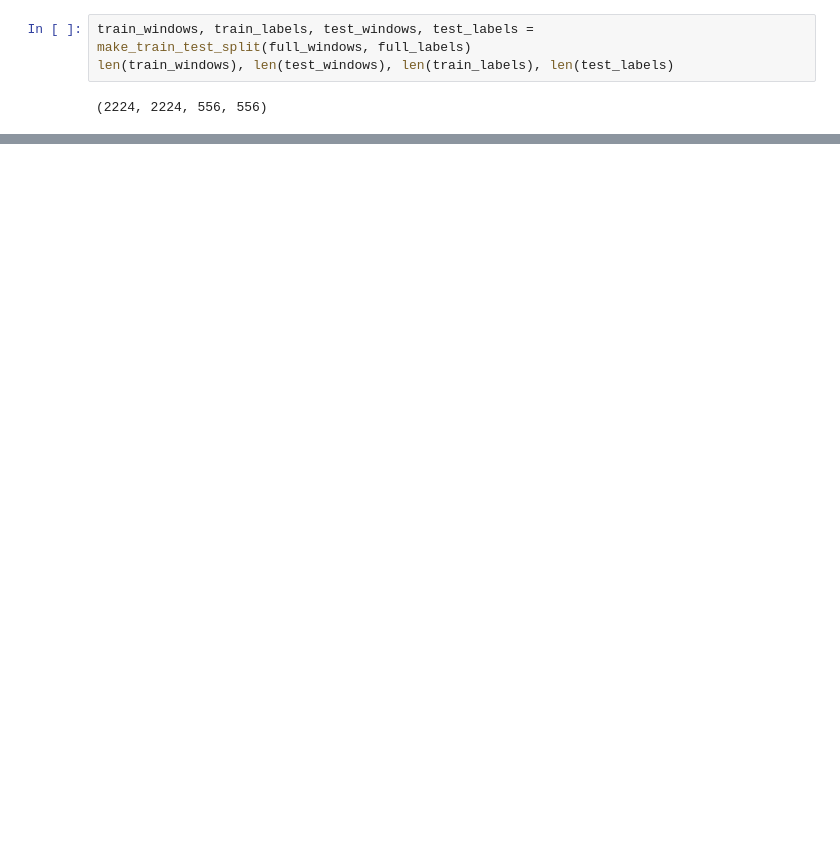
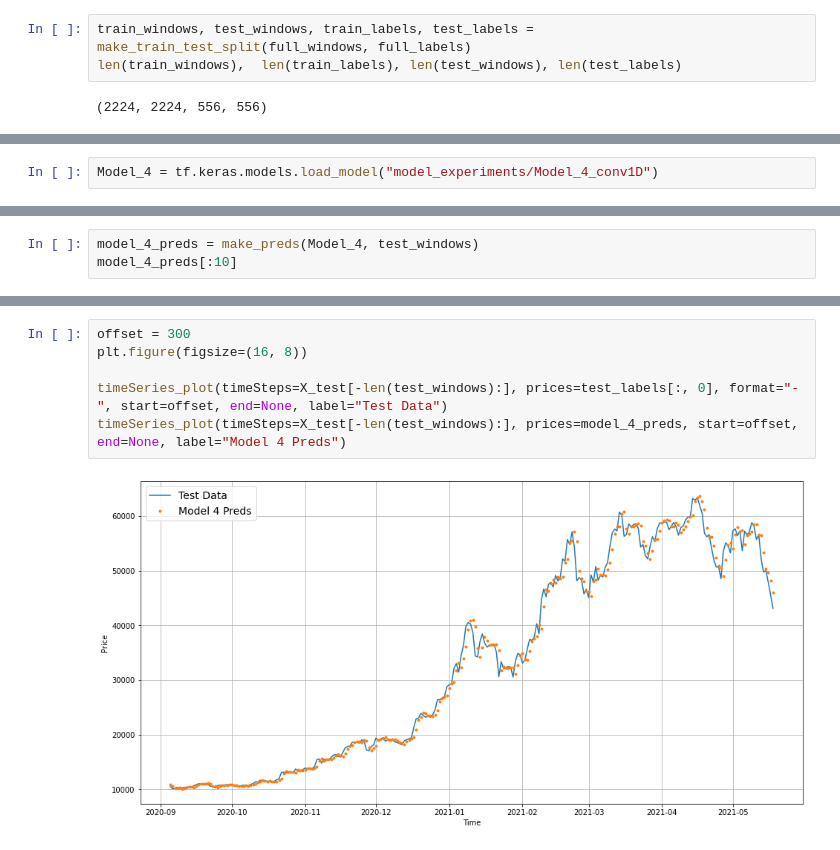
Before and after one commit to sugarbody/Time-Series-Forecasting, a Jupyter notebook: Time_Series_Forecasting.ipynb, the cells around one changed output, grey strips where cells are left out. Cells and saved outputs as stored; diff of their text form; blank space fills up the shorter version.

```diff
--- a/Time_Series_Forecasting.ipynb
+++ b/Time_Series_Forecasting.ipynb
@@ -864,8 +853,8 @@ len(full_windows), len(full_labels)
 # %% [output]
 (2780, 2780)
 # %%
-train_windows, train_labels, test_windows, test_labels = make_train_test_split(full_windows, full_labels)
-len(train_windows), len(test_windows), len(train_labels), len(test_labels)
+train_windows, test_windows, train_labels, test_labels = make_train_test_split(full_windows, full_labels)
+len(train_windows),  len(train_labels), len(test_windows), len(test_labels)
 # %% [output]
 (2224, 2224, 556, 556)
 # %%
@@ -883,0 +932,2 @@ expand_dims_layer(windows), windows.shape
+# %%
+Model_4 = tf.keras.models.load_model("model_experiments/Model_4_conv1D")
@@ -883,0 +939,3 @@ expand_dims_layer(windows), windows.shape
+# %%
+model_4_preds = make_preds(Model_4, test_windows)
+model_4_preds[:10]
@@ -883,0 +956,8 @@ expand_dims_layer(windows), windows.shape
+# %%
+offset = 300
+plt.figure(figsize=(16, 8))
+
+timeSeries_plot(timeSteps=X_test[-len(test_windows):], prices=test_labels[:, 0], format="-", start=offset, end=None, label="Test Data")
+timeSeries_plot(timeSteps=X_test[-len(test_windows):], prices=model_4_preds, start=offset, end=None, label="Model 4 Preds")
+# %% [output]
+[figure, added]
```
Also changed, not shown: parts of 9 cells of this notebook.
